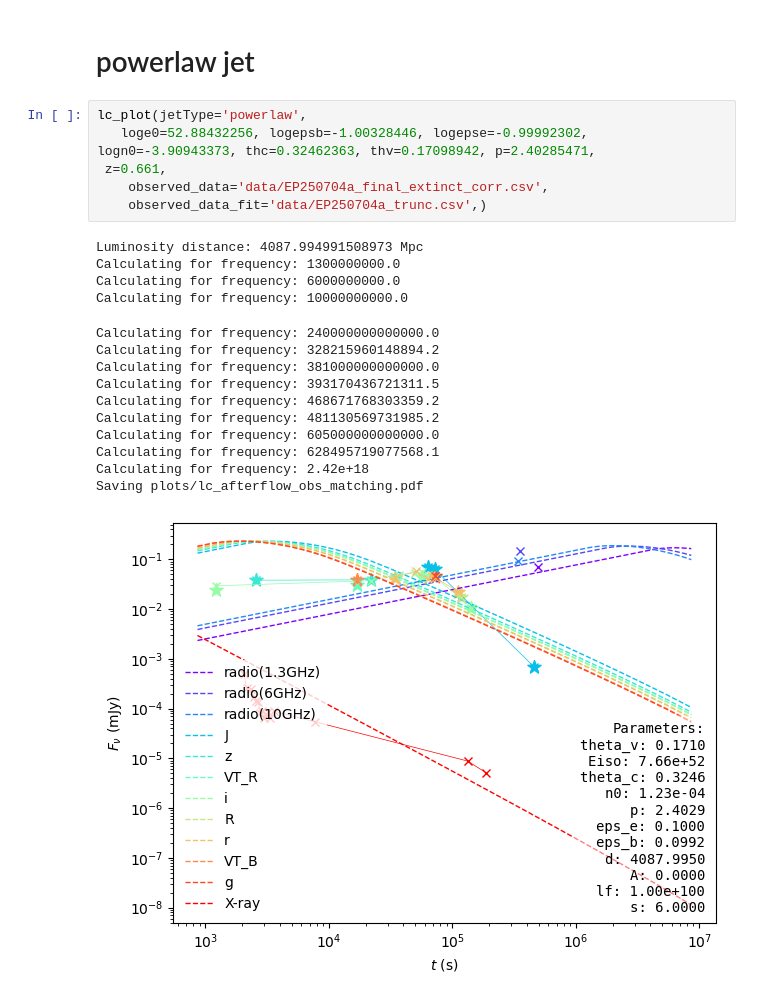
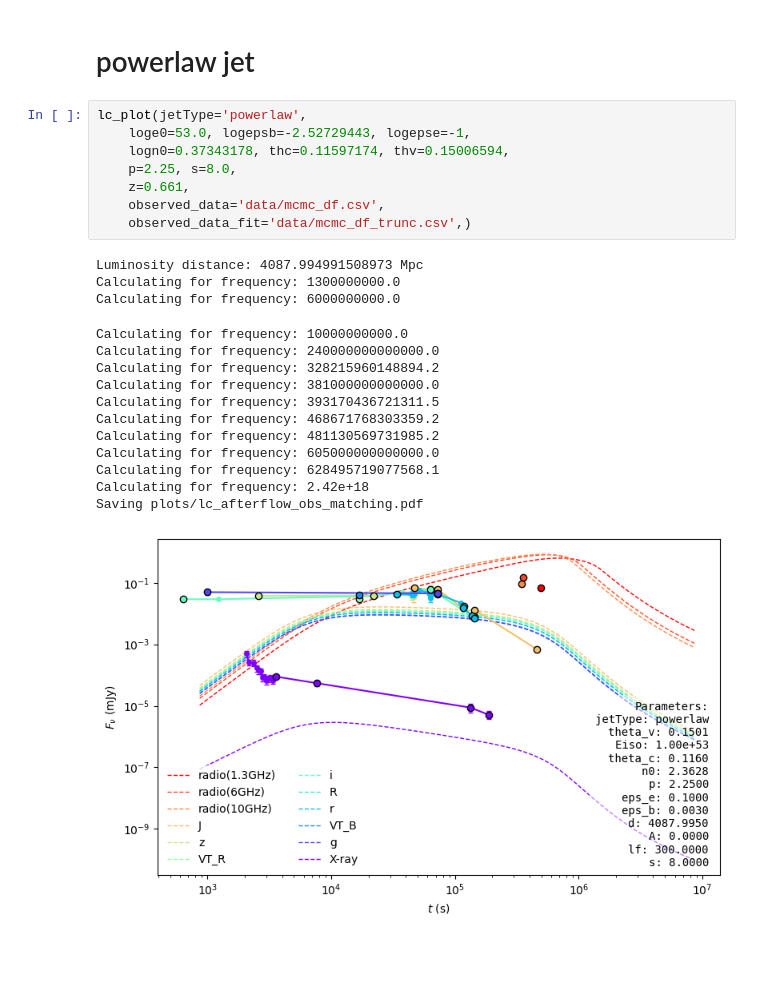
Before and after one commit to skp80286/grb_investigation, a Jupyter notebook: lc_jetsimpy.ipynb, the cells around one changed output. Cells and saved outputs as stored; diff of their text form; blank space fills up the shorter version.

```diff
--- a/lc_jetsimpy.ipynb
+++ b/lc_jetsimpy.ipynb
@@ -242,23 +192,25 @@ Saving plots/lc_afterflow_obs_matching.pdf
 # powerlaw jet
 # %%
 lc_plot(jetType='powerlaw',
-   loge0=52.88432256, logepsb=-1.00328446, logepse=-0.99992302, logn0=-3.90943373, thc=0.32462363, thv=0.17098942, p=2.40285471,
- z=0.661,
-    observed_data='data/EP250704a_final_extinct_corr.csv',
-    observed_data_fit='data/EP250704a_trunc.csv',)
+    loge0=53.0, logepsb=-2.52729443, logepse=-1,
+    logn0=0.37343178, thc=0.11597174, thv=0.15006594,
+    p=2.25, s=8.0,
+    z=0.661,
+    observed_data='data/mcmc_df.csv',
+    observed_data_fit='data/mcmc_df_trunc.csv',)
 # %% [output]
 Luminosity distance: 4087.994991508973 Mpc
 Calculating for frequency: 1300000000.0
 Calculating for frequency: 6000000000.0
-Calculating for frequency: 10000000000.0
+Calculating for frequency: 10000000000.0
 Calculating for frequency: 240000000000000.0
 Calculating for frequency: 328215960148894.2
 Calculating for frequency: 381000000000000.0
 Calculating for frequency: 393170436721311.5
 Calculating for frequency: 468671768303359.2
 Calculating for frequency: 481130569731985.2
 Calculating for frequency: 605000000000000.0
 Calculating for frequency: 628495719077568.1
 Calculating for frequency: 2.42e+18
 Saving plots/lc_afterflow_obs_matching.pdf
-[figure, old version]
+[figure, new version]
```
Also changed, not shown: parts of 14 cells of this notebook, 5 other files.
